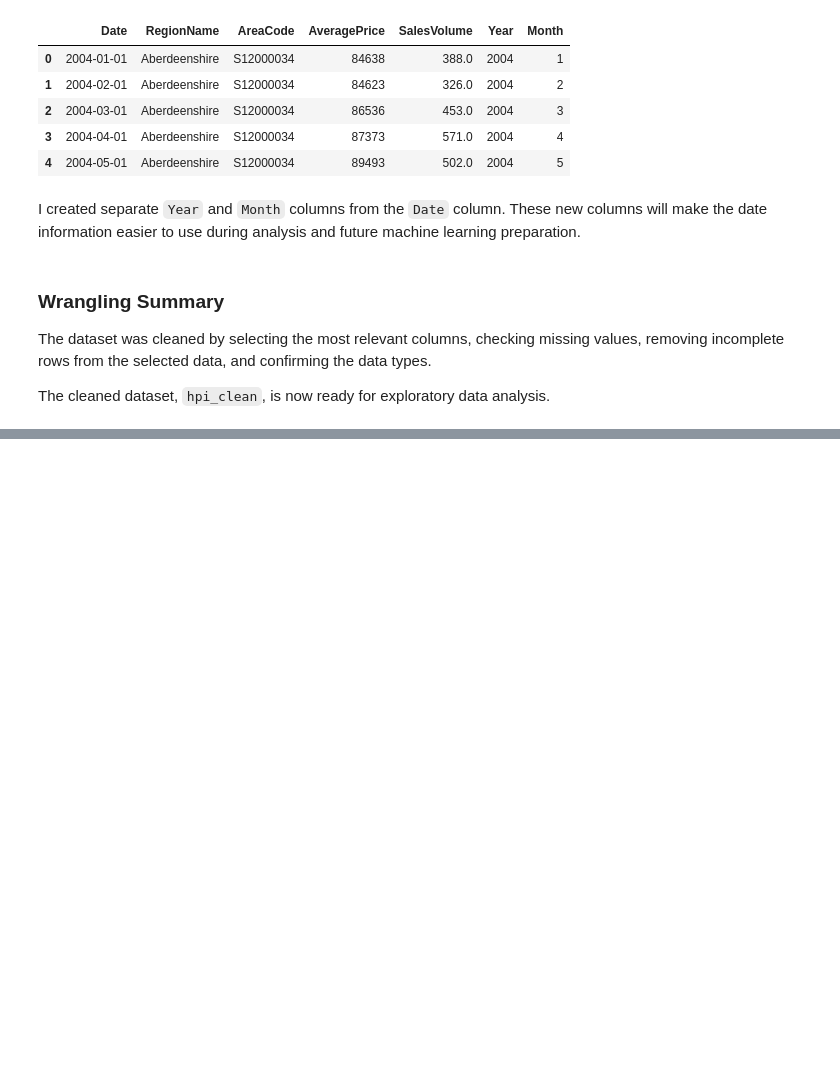
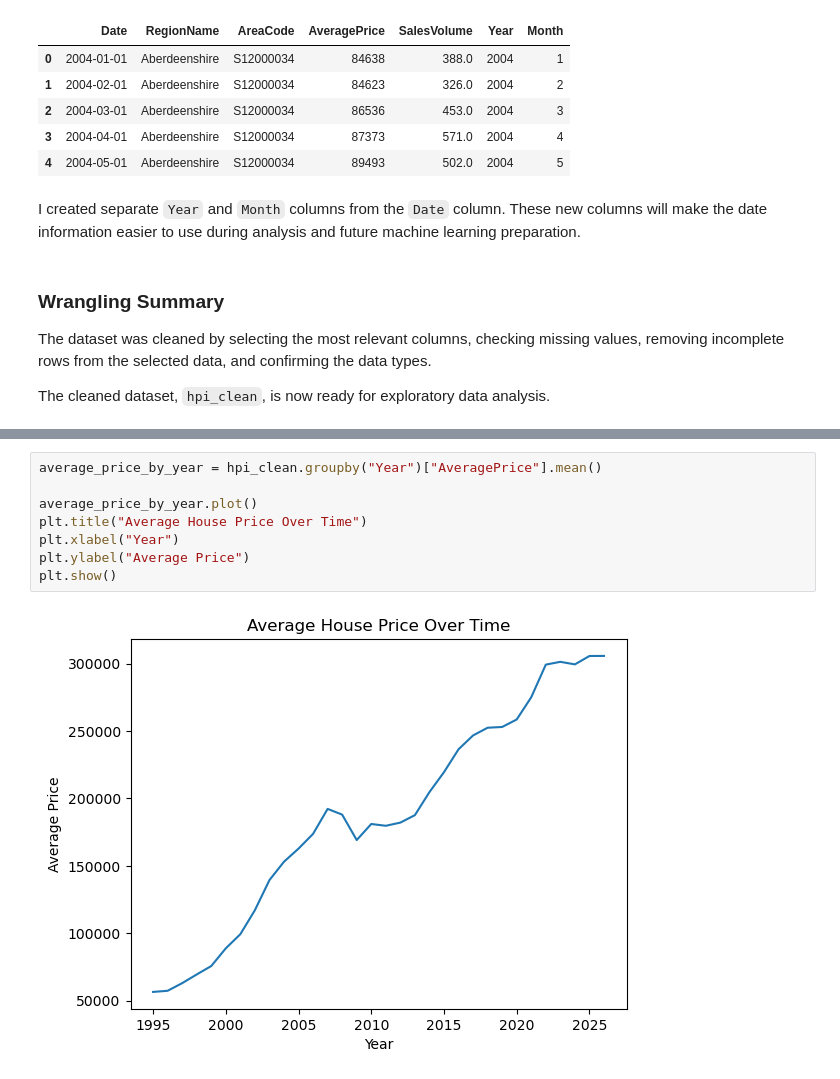
Before and after one commit to 8055-NVW/ml-ai-foundations-portfolio, a Jupyter notebook: ml_ai_foundations_project.ipynb, the cells around one changed output, grey strips where cells are left out. Drawn from its saved outputs; the diff is of its cells as text; blank space fills up the shorter version.

```diff
--- a/ml_ai_foundations_project.ipynb
+++ b/ml_ai_foundations_project.ipynb
@@ -227,0 +294,10 @@ The cleaned dataset, `hpi_clean`, is now ready for exploratory data analysis.
+# %%
+average_price_by_year = hpi_clean.groupby("Year")["AveragePrice"].mean()
+
+average_price_by_year.plot()
+plt.title("Average House Price Over Time")
+plt.xlabel("Year")
+plt.ylabel("Average Price")
+plt.show()
+# %% [output]
+[figure, added]
```
Also changed, not shown: parts of 15 cells of this notebook.
